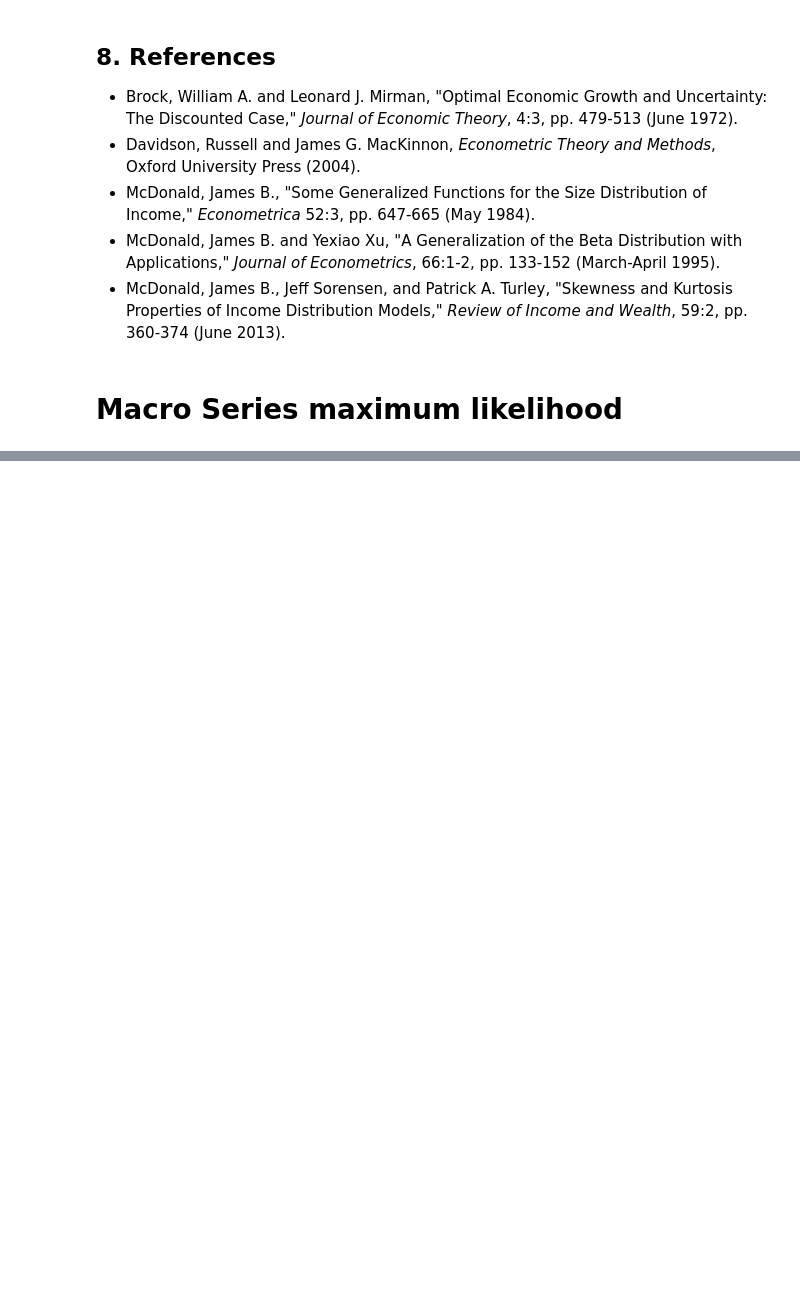
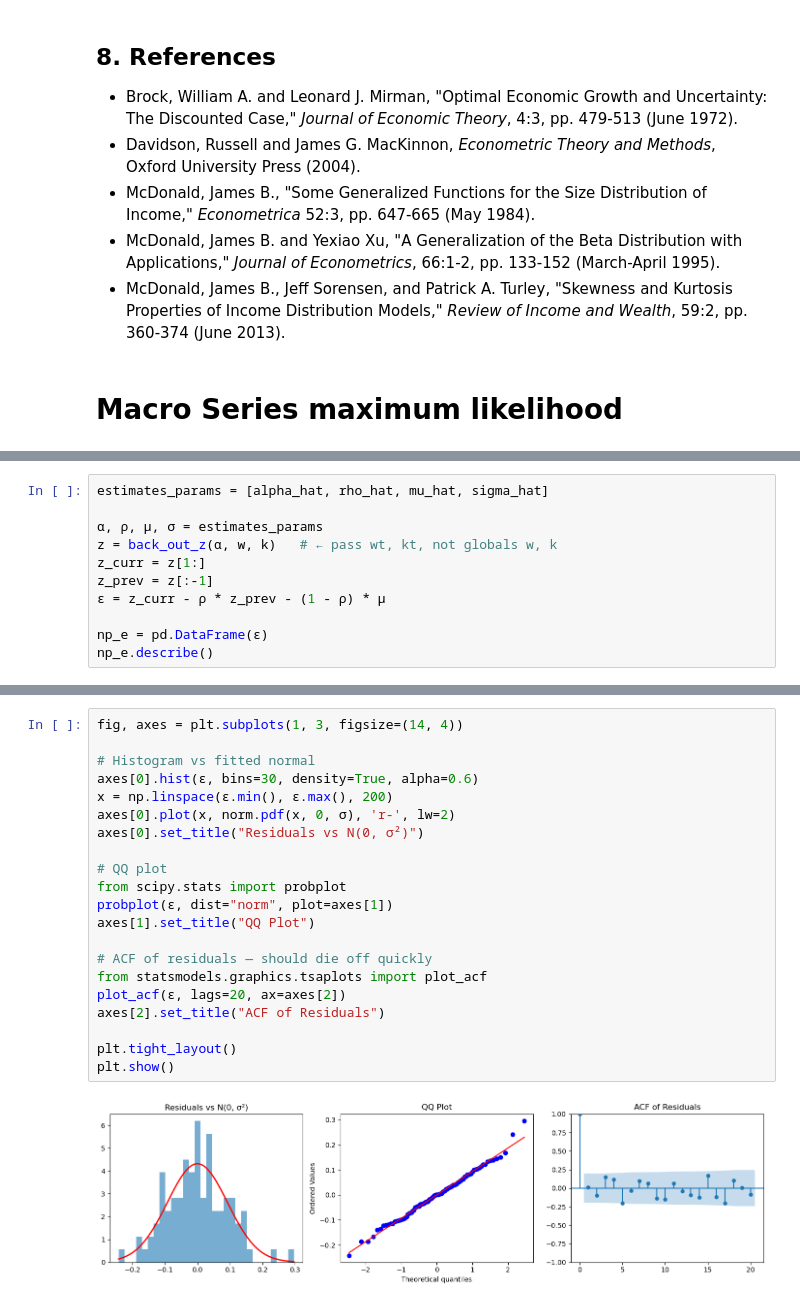
Before and after one commit to antoineding/StructEst_W20, a Jupyter notebook: Notebooks/MLE/MLest.ipynb, the cells around one changed output, grey strips where cells are left out. Saved outputs shown, nothing was run; the diff lists cells and outputs as text; blank space fills up the shorter version.

```diff
--- a/Notebooks/MLE/MLest.ipynb
+++ b/Notebooks/MLE/MLest.ipynb
@@ -1691,0 +958,11 @@ plt.plot(back_out_z(0.42, w,k))
+# %%
+estimates_params = [alpha_hat, rho_hat, mu_hat, sigma_hat]
+
+α, ρ, μ, σ = estimates_params
+z = back_out_z(α, w, k)   # ← pass wt, kt, not globals w, k
+z_curr = z[1:]
+z_prev = z[:-1]
+ε = z_curr - ρ * z_prev - (1 - ρ) * μ
+
+np_e = pd.DataFrame(ϵ)
+np_e.describe()
@@ -1691,0 +979,23 @@ plt.plot(back_out_z(0.42, w,k))
+# %%
+fig, axes = plt.subplots(1, 3, figsize=(14, 4))
+
+# Histogram vs fitted normal
+axes[0].hist(ε, bins=30, density=True, alpha=0.6)
+x = np.linspace(ε.min(), ε.max(), 200)
+axes[0].plot(x, norm.pdf(x, 0, σ), 'r-', lw=2)
+axes[0].set_title("Residuals vs N(0, σ²)")
+
+# QQ plot
+from scipy.stats import probplot
+probplot(ε, dist="norm", plot=axes[1])
+axes[1].set_title("QQ Plot")
+
+# ACF of residuals — should die off quickly
+from statsmodels.graphics.tsaplots import plot_acf
+plot_acf(ε, lags=20, ax=axes[2])
+axes[2].set_title("ACF of Residuals")
+
+plt.tight_layout()
+plt.show()
+# %% [output]
+[figure, added]
```
Also changed, not shown: parts of 54 cells of this notebook, 1 other file.
